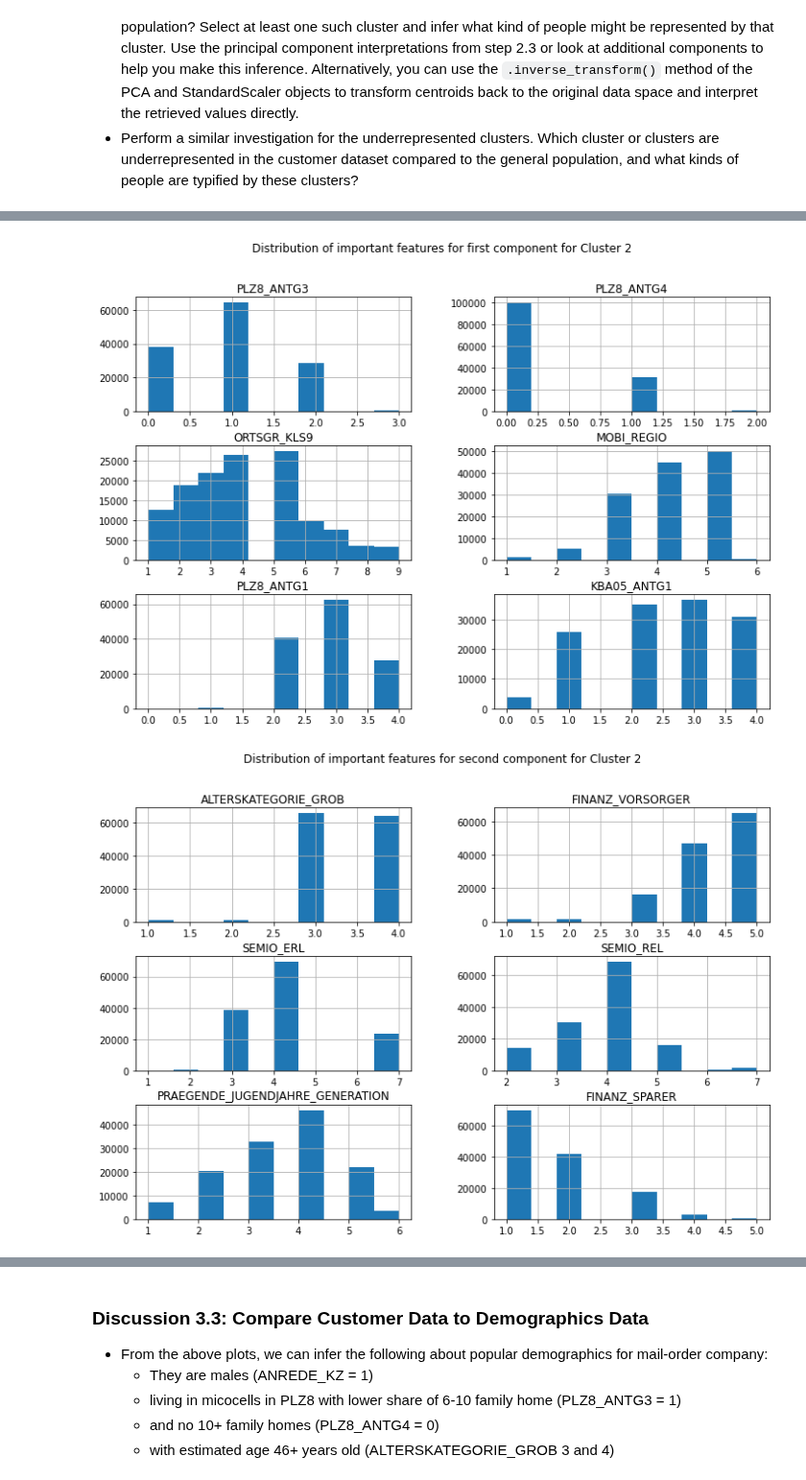
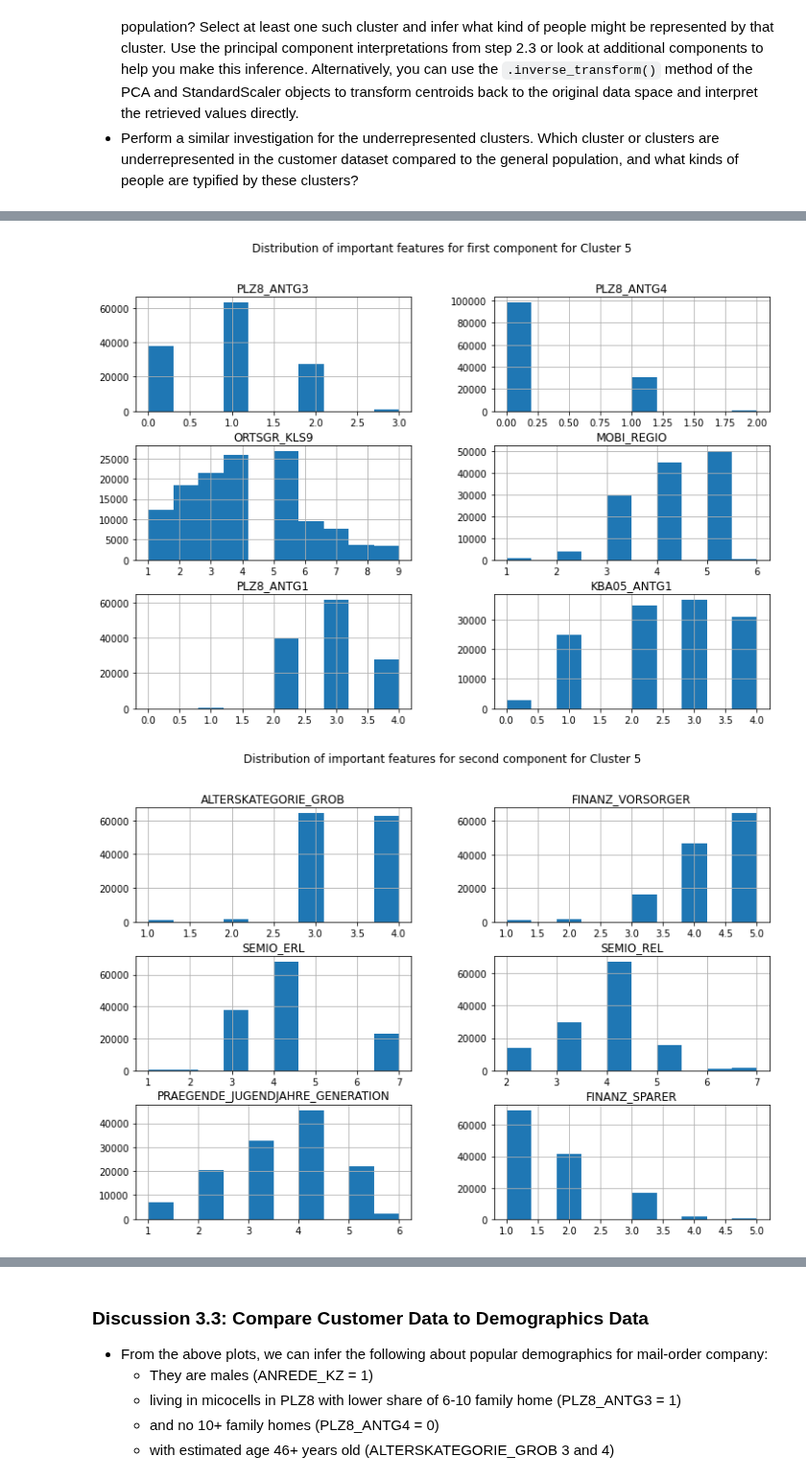
Before and after one commit to walidsi/identify-customer-segments, a Jupyter notebook: Identify_Customer_Segments.ipynb, the cells around one changed output, grey strips where cells are left out. Shown at 96% size. Saved outputs shown, nothing was run; the diff lists cells and outputs as text; code cells hidden in the pictures.

```diff
--- a/Identify_Customer_Segments.ipynb
+++ b/Identify_Customer_Segments.ipynb
@@ -809,6 +805,6 @@ plt.axvline(x=3, color='r', linestyle='--')
 # %%
 # Re-apply PCA to the data while selecting for number of components to retain.
-pca_final = PCA(n_components=3, random_state=0) # percantage of variance to capture by components <--------
+pca_final = PCA(n_components=0.8, random_state=0) # percantage of variance to be captured by components <--------
 X_pca_final = pca_final.fit_transform(azdias_subset1_encoded_imputed_ss)
 # %% [markdown]
 ### Discussion 2.2: Perform Dimensionality Reduction
@@ -1222,18 +1228,18 @@ Name: 2, dtype: float64
 # %%
 # What kinds of people are part of a cluster that is overrepresented in the
 # customer data compared to the general population?
 
-# Cluster 2 and the artificial cluster 8 are the most overrepresented in the customer data.
-overrepresented_cluster = 2
+# Cluster 5 and the artificial cluster 8 are the most overrepresented in the customer data.
+overrepresented_cluster = 5
 X_azidais_subset1_df.groupby('Cluster').get_group(overrepresented_cluster)[pca_comp_0_features].hist(figsize=(12, 8));
 plt.suptitle(f"Distribution of important features for first component for Cluster {overrepresented_cluster}");
 X_azidais_subset1_df.groupby('Cluster').get_group(overrepresented_cluster)[pca_comp_1_features].hist(figsize=(12, 8));
 plt.suptitle(f"Distribution of important features for second component for Cluster {overrepresented_cluster}");
 X_azidais_subset1_df.groupby('Cluster').get_group(overrepresented_cluster)[pca_comp_2_features].hist(figsize=(12, 8));
 plt.suptitle(f"Distribution of important features for third component for Cluster {overrepresented_cluster}");
 # %% [output]
 [figure]
-[figure, old version]
+[figure, new version]
 [figure]
 # %%
 # What kinds of people are part of a cluster that is underrepresented in the
```
Also changed, not shown: parts of 13 cells of this notebook.
